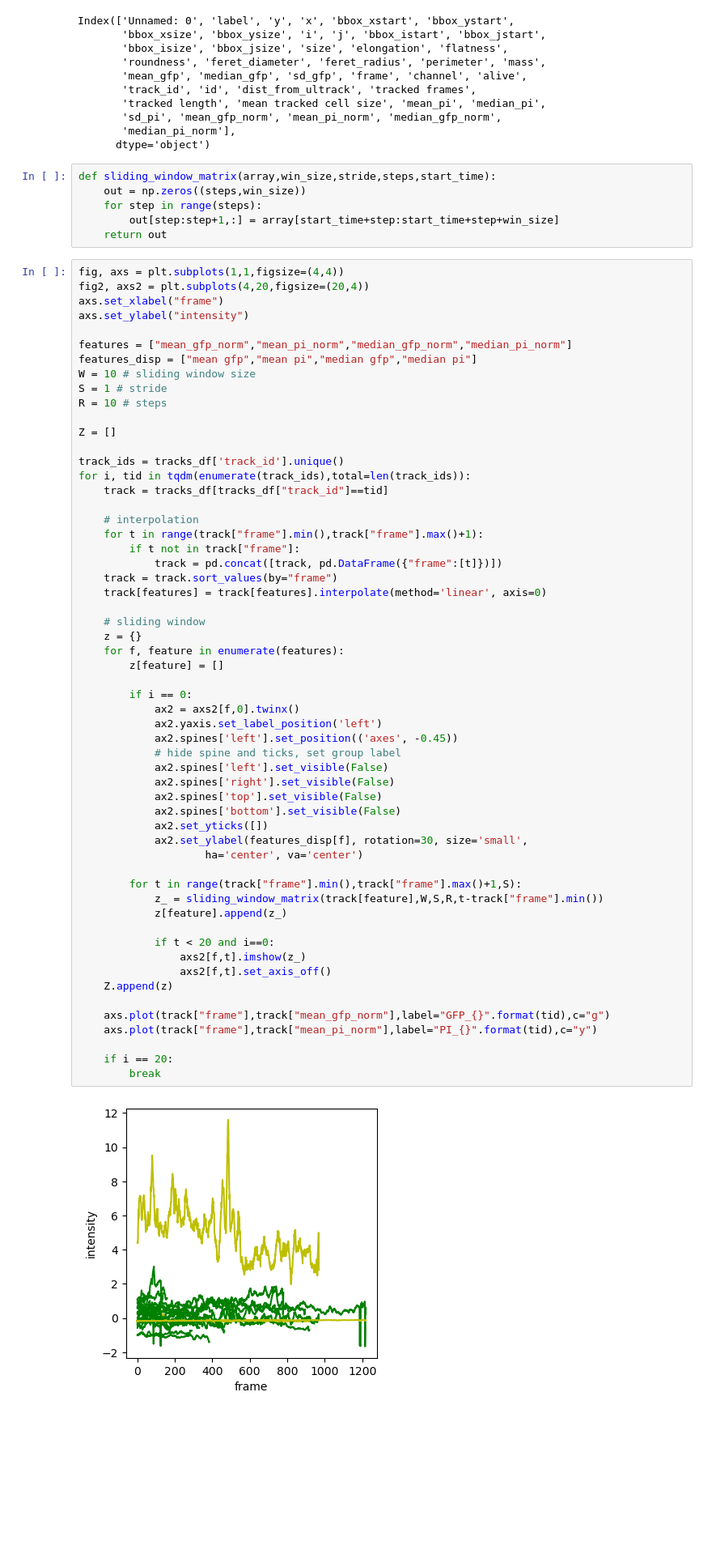
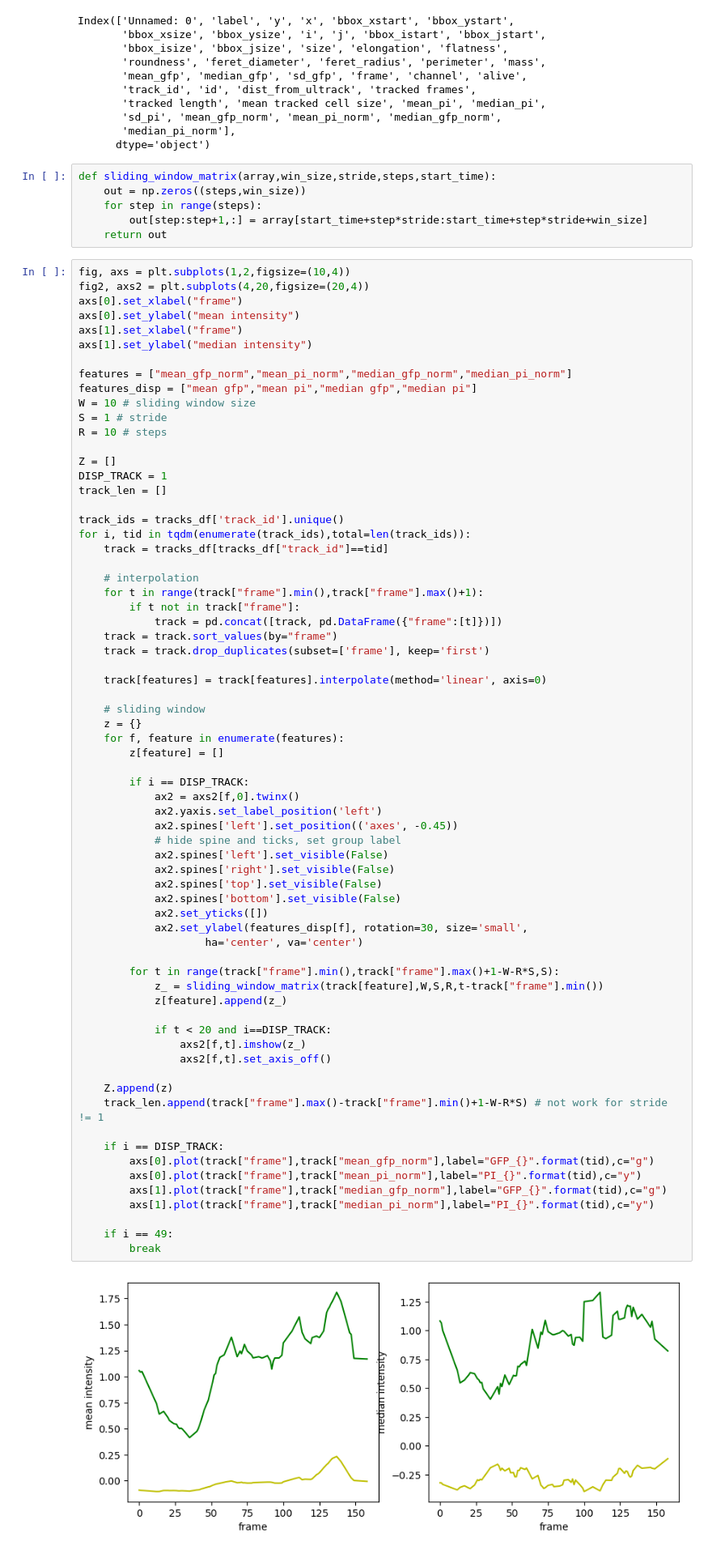
Before and after one commit to bpi-oxford/Cytotoxicity-Pipeline, a Jupyter notebook: notebooks/example_8.ipynb, the cells around one changed output. Shown at 81% size. Drawn from its saved outputs; the diff is of its cells as text; blank space fills up the shorter version.

```diff
--- a/notebooks/example_8.ipynb
+++ b/notebooks/example_8.ipynb
@@ -135,13 +135,15 @@ Index(['Unnamed: 0', 'label', 'y', 'x', 'bbox_xstart', 'bbox_ystart',
 def sliding_window_matrix(array,win_size,stride,steps,start_time):
     out = np.zeros((steps,win_size))
     for step in range(steps):
-        out[step:step+1,:] = array[start_time+step:start_time+step+win_size]
+        out[step:step+1,:] = array[start_time+step*stride:start_time+step*stride+win_size]
     return out
 # %%
-fig, axs = plt.subplots(1,1,figsize=(4,4))
+fig, axs = plt.subplots(1,2,figsize=(10,4))
 fig2, axs2 = plt.subplots(4,20,figsize=(20,4))
-axs.set_xlabel("frame")
-axs.set_ylabel("intensity")
+axs[0].set_xlabel("frame")
+axs[0].set_ylabel("mean intensity")
+axs[1].set_xlabel("frame")
+axs[1].set_ylabel("median intensity")
 
 features = ["mean_gfp_norm","mean_pi_norm","median_gfp_norm","median_pi_norm"]
 features_disp = ["mean gfp","mean pi","median gfp","median pi"]
@@ -150,6 +152,8 @@ S = 1 # stride
 R = 10 # steps
 
 Z = []
+DISP_TRACK = 1
+track_len = []
 
 track_ids = tracks_df['track_id'].unique()
 for i, tid in tqdm(enumerate(track_ids),total=len(track_ids)):
@@ -160,39 +164,46 @@ for i, tid in tqdm(enumerate(track_ids),total=len(track_ids)):
         if t not in track["frame"]:
             track = pd.concat([track, pd.DataFrame({"frame":[t]})])
     track = track.sort_values(by="frame")
+    track = track.drop_duplicates(subset=['frame'], keep='first')
+
     track[features] = track[features].interpolate(method='linear', axis=0)
 
     # sliding window
     z = {}
     for f, feature in enumerate(features):
         z[feature] = []
 
-        if i == 0:
+        if i == DISP_TRACK:
             ax2 = axs2[f,0].twinx()
             ax2.yaxis.set_label_position('left')
             ax2.spines['left'].set_position(('axes', -0.45))
             # hide spine and ticks, set group label
             ax2.spines['left'].set_visible(False)
             ax2.spines['right'].set_visible(False)
             ax2.spines['top'].set_visible(False)
             ax2.spines['bottom'].set_visible(False)
             ax2.set_yticks([])
             ax2.set_ylabel(features_disp[f], rotation=30, size='small',
                     ha='center', va='center')
 
-        for t in range(track["frame"].min(),track["frame"].max()+1,S):
+        for t in range(track["frame"].min(),track["frame"].max()+1-W-R*S,S):
             z_ = sliding_window_matrix(track[feature],W,S,R,t-track["frame"].min())
             z[feature].append(z_)
 
-            if t < 20 and i==0:
+            if t < 20 and i==DISP_TRACK:
                 axs2[f,t].imshow(z_)
                 axs2[f,t].set_axis_off()
+
     Z.append(z)
+    track_len.append(track["frame"].max()-track["frame"].min()+1-W-R*S) # not work for stride != 1
 
-    axs.plot(track["frame"],track["mean_gfp_norm"],label="GFP_{}".format(tid),c="g")
-    axs.plot(track["frame"],track["mean_pi_norm"],label="PI_{}".format(tid),c="y")
+    if i == DISP_TRACK:
+        axs[0].plot(track["frame"],track["mean_gfp_norm"],label="GFP_{}".format(tid),c="g")
+        axs[0].plot(track["frame"],track["mean_pi_norm"],label="PI_{}".format(tid),c="y")
+        axs[1].plot(track["frame"],track["median_gfp_norm"],label="GFP_{}".format(tid),c="g")
+        axs[1].plot(track["frame"],track["median_pi_norm"],label="PI_{}".format(tid),c="y")
 
-    if i == 20:
+    if i == 49:
         break
 # %% [output]
-[figure, old version]
+[figure, new version]
```
Also changed, not shown: parts of 9 cells of this notebook.
